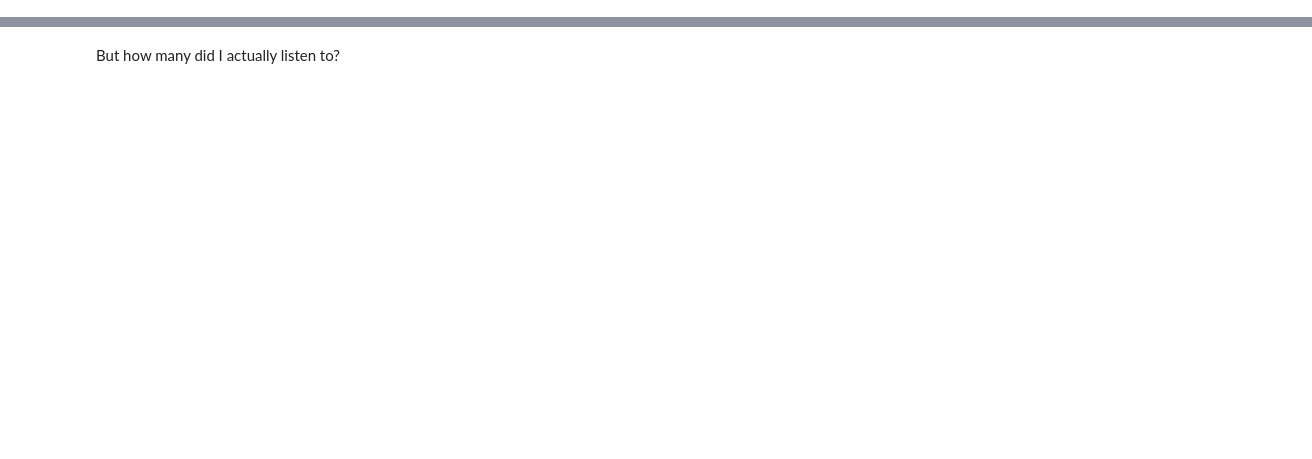
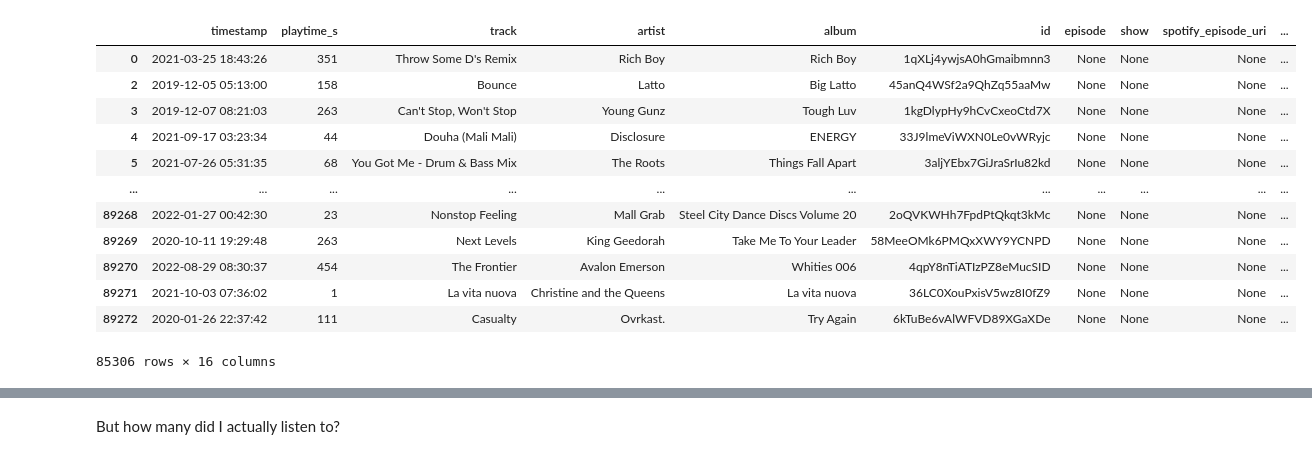
Before and after one commit to mmmuir/CL_DA2, a Jupyter notebook: analysis.ipynb, the cells around one changed output, grey strips where cells are left out. Drawn from its saved outputs; the diff is of its cells as text; code cells hidden in the pictures; blank space fills up the shorter version.

```diff
--- a/analysis.ipynb
+++ b/analysis.ipynb
@@ -109,6 +109,24 @@ def format_td(td):
 
 def randyear(df):
     return choice(range(df.timestamp.dt.year.min(), df.timestamp.dt.year.max() + 1))
+# %%
+df = all_streams
+df = df[df["artist"].str.contains("myNoise") == False]
+df
+# %% [output]
+|  | timestamp | playtime_s | track | artist | album | id | episode | show | spotify_episode_uri | ... |
+| 0 | 2021-03-25 18:43:26 | 351 | Throw Some D's Remix | Rich Boy | Rich Boy | 1qXLj4ywjsA0hGmaibmnn3 | None | None | None | ... |
+| 2 | 2019-12-05 05:13:00 | 158 | Bounce | Latto | Big Latto | 45anQ4WSf2a9QhZq55aaMw | None | None | None | ... |
+| 3 | 2019-12-07 08:21:03 | 263 | Can't Stop, Won't Stop | Young Gunz | Tough Luv | 1kgDlypHy9hCvCxeoCtd7X | None | None | None | ... |
+| 4 | 2021-09-17 03:23:34 | 44 | Douha (Mali Mali) | Disclosure | ENERGY | 33J9lmeViWXN0Le0vWRyjc | None | None | None | ... |
+| 5 | 2021-07-26 05:31:35 | 68 | You Got Me - Drum & Bass Mix | The Roots | Things Fall Apart | 3aljYEbx7GiJraSrIu82kd | None | None | None | ... |
+| ... | ... | ... | ... | ... | ... | ... | ... | ... | ... | ... |
+| 89268 | 2022-01-27 00:42:30 | 23 | Nonstop Feeling | Mall Grab | Steel City Dance Discs Volume 20 | 2oQVKWHh7FpdPtQkqt3kMc | None | None | None | ... |
+| 89269 | 2020-10-11 19:29:48 | 263 | Next Levels | King Geedorah | Take Me To Your Leader | 58MeeOMk6PMQxXWY9YCNPD | None | None | None | ... |
+| 89270 | 2022-08-29 08:30:37 | 454 | The Frontier | Avalon Emerson | Whities 006 | 4qpY8nTiATIzPZ8eMucSID | None | None | None | ... |
+| 89271 | 2021-10-03 07:36:02 | 1 | La vita nuova | Christine and the Queens | La vita nuova | 36LC0XouPxisV5wz8I0fZ9 | None | None | None | ... |
+| 89272 | 2020-01-26 22:37:42 | 111 | Casualty | Ovrkast. | Try Again | 6kTuBe6vAlWFVD89XGaXDe | None | None | None | ... |
+85306 rows × 16 columns
 # %%
 (
     all_streams,
```
Also changed, not shown: parts of 8 cells of this notebook, 1 other file.
